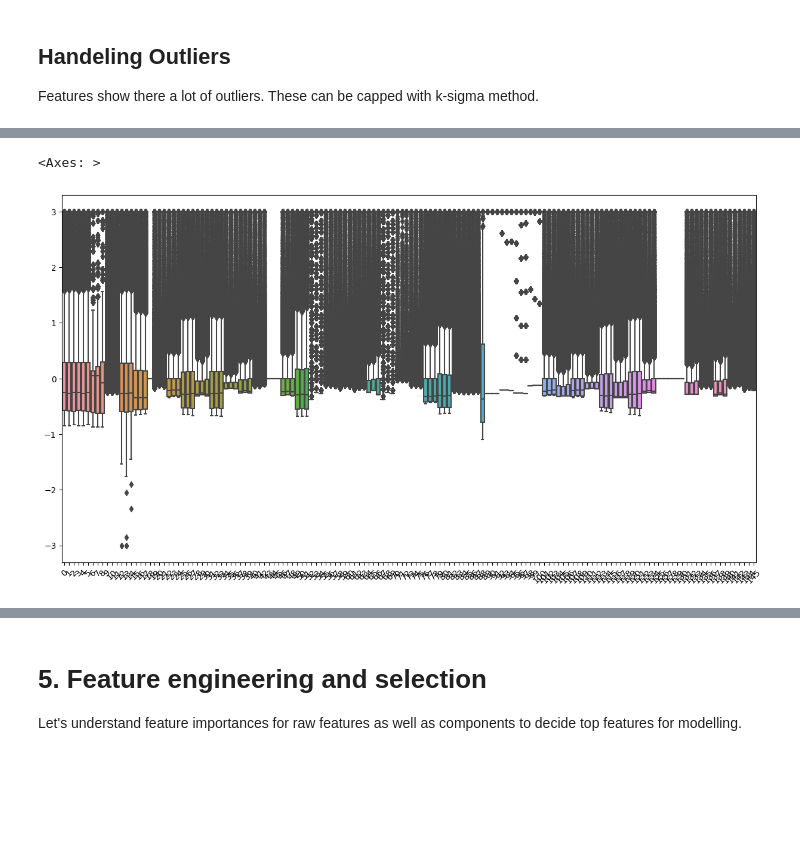
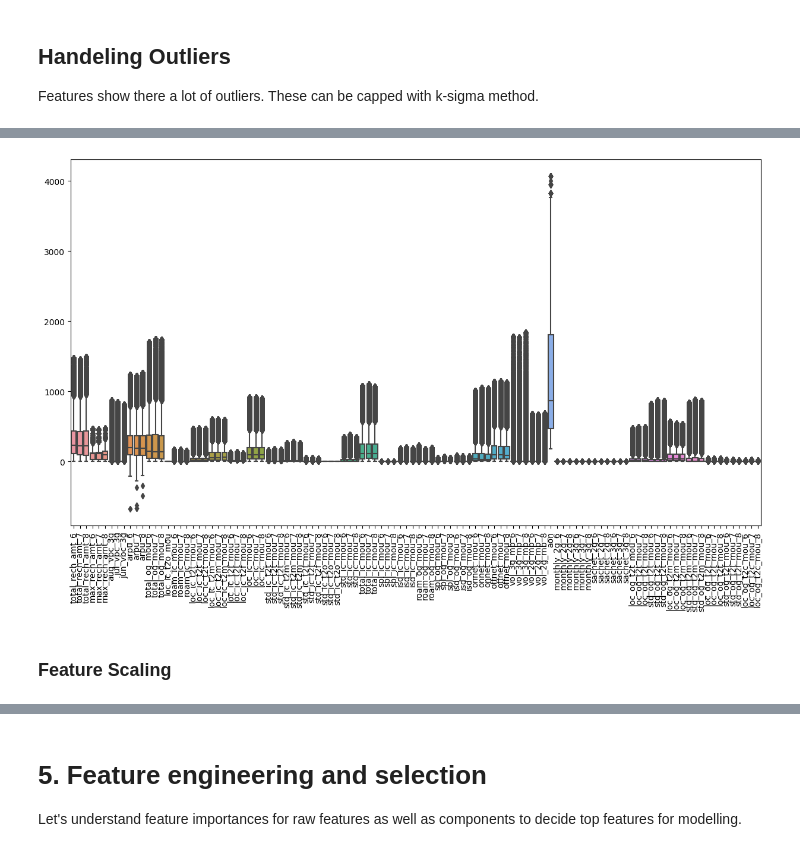
Before and after one commit to AnishRane-cox/Telecom-Churn-Case-Study, a Jupyter notebook: telecom-churn.ipynb, the cells around one changed output, grey strips where cells are left out. Saved outputs shown, nothing was run; the diff lists cells and outputs as text; code cells hidden in the pictures; blank space fills up the shorter version.

```diff
--- a/telecom-churn.ipynb
+++ b/telecom-churn.ipynb
@@ -189,6 +195,9 @@ data
 | 69997 | 109 | 379 | 252 | 145 | 379 | 252 | ... |
 | 69998 | 109 | 198 | 50 | 198 | 198 | 50 | ... |
 69999 rows × 172 columns
+# %%
+# Identify duplicate columns based on their content
+data = data.loc[:, ~data.T.duplicated()]
 # %%
 data.info(verbose = 1)
 # %% [output]
@@ -351,5 +348,5 @@ Index(['loc_ic_t2o_mou', 'roam_ic_mou_6', 'roam_ic_mou_7', 'roam_ic_mou_8',
 # %%
-simple_imputer = SimpleImputer(strategy='mean')
+simple_imputer = SimpleImputer(strategy='median')
 X_train_filtered[impute_cols] = simple_imputer.fit_transform(X_train_filtered[impute_cols])
 # %%
 msno.bar(X_train_filtered)
@@ -409,2 +406,0 @@ memory usage: 64.1 MB
-# %%
-X_train_filtered.drop(columns = ['std_og_t2c_mou_6','std_og_t2c_mou_7','std_og_t2c_mou_8'], axis = 1, inplace = True)
@@ -434,3 +414,6 @@ def cap_outliers(array, k=3):
     array[array<lower_limit] = lower_limit
     array[array>upper_limit] = upper_limit
     return array
+# %%
+X_train_filtered1 = X_train_filtered.apply(cap_outliers, axis=0)
+X_train_filtered1.head()
@@ -437,9 +429,9 @@ def cap_outliers(array, k=3):
 # %%
-X_train_filtered2 = X_train_filtered1.apply(cap_outliers, axis=0)
-
 plt.figure(figsize=(15,8))
-plt.xticks(rotation=45)
-sns.boxplot(data = X_train_filtered2)
+plt.xticks(rotation=90)
+sns.boxplot(data = X_train_filtered1)
+plt.show()
 # %% [output]
-<Axes: >
-[figure, old version]
+[figure, new version]
+# %% [markdown]
+### Feature Scaling
```
Also changed, not shown: parts of 36 cells of this notebook.
